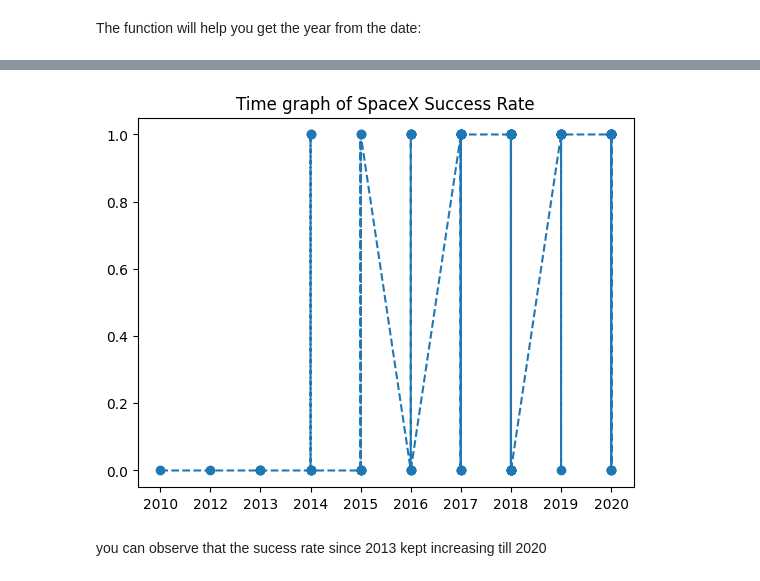
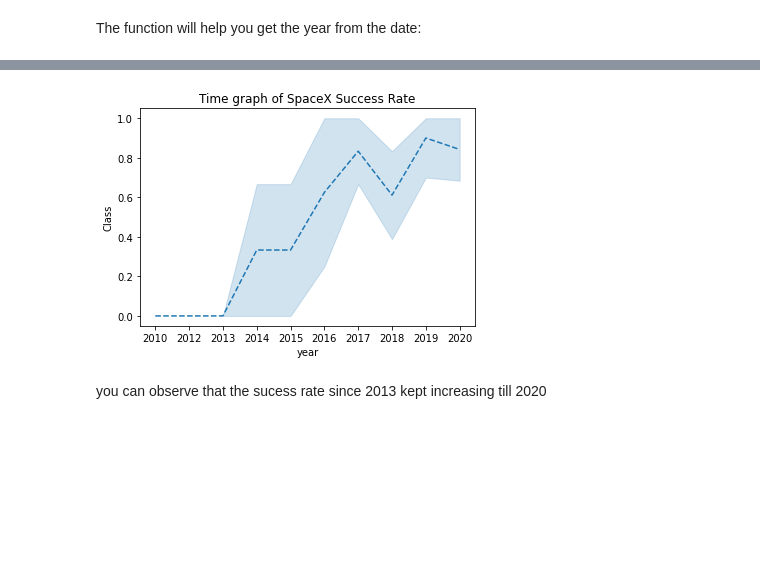
Before and after one commit to imabiodun/IBM-Capstone-Project, a Jupyter notebook: EDA/eda-dataviz.ipynb, the cells around one changed output, grey strips where cells are left out. Drawn from its saved outputs; the diff is of its cells as text; code cells hidden in the pictures; blank space fills up the shorter version.

```diff
--- a/EDA/eda-dataviz.ipynb
+++ b/EDA/eda-dataviz.ipynb
@@ -210,10 +219,11 @@ Extract_year(df)
 # %%
 # Plot a line chart with x axis to be the extracted year and y axis to be the success rate
-plt.plot(year,df['Class']==1, linestyle='--',marker='o')
+sns.lineplot(x=df['year'],y=df['Class'], linestyle='--')
 plt.title('Time graph of SpaceX Success Rate')
 plt.show()
+# sns. .savefig('Data Viz Shots/success rate over the years.jpg')
 # %% [output]
-[figure, old version]
+[figure, new version]
 # %% [markdown]
 you can observe that the sucess rate since 2013 kept increasing till 2020
 # %% [markdown]
```
Also changed, not shown: parts of 6 cells of this notebook, 9 other files.
